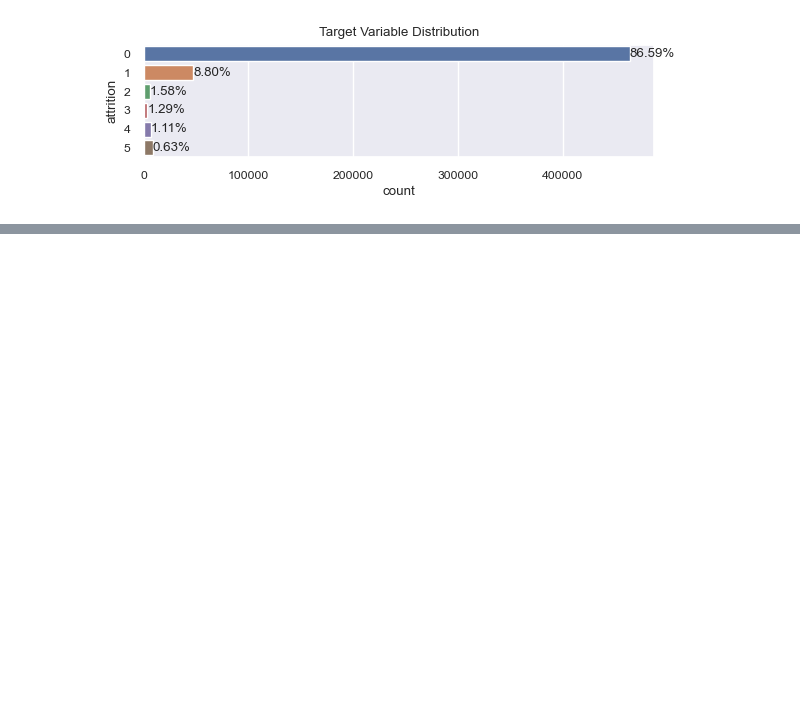
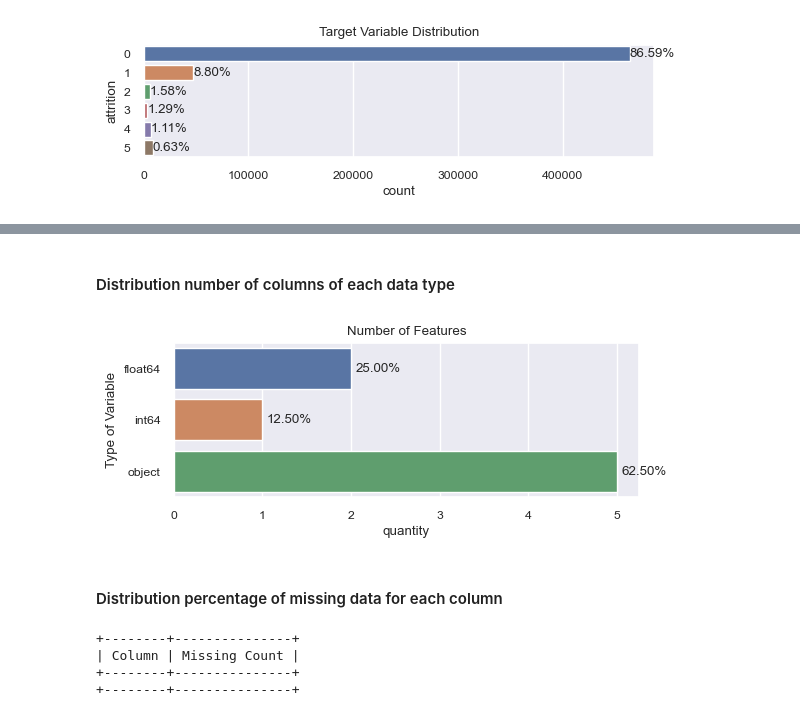
Before and after one commit to tutecode/bbva-data-challenge-2023, a Jupyter notebook: src/eda.ipynb, the cells around one changed output, grey strips where cells are left out. Cells and saved outputs as stored; diff of their text form; code cells hidden in the pictures; blank space fills up the shorter version.

```diff
--- a/src/eda.ipynb
+++ b/src/eda.ipynb
@@ -444,0 +534,16 @@ plot.plot_target_variable_distribution(universe_train, "attrition")
+# %% [markdown]
+#### Distribution number of columns of each data type
+# %%
+plot.plot_data_type_counts(balances)
+# %% [output]
+[figure, added]
+# %% [markdown]
+#### Distribution percentage of missing data for each column
+# %%
+plot.display_missing_values(balances)
+#plot.plot_missing_data(universe_train)
+# %% [output]
++--------+---------------+
+| Column | Missing Count |
++--------+---------------+
++--------+---------------+
```
Also changed, not shown: parts of 15 cells of this notebook, 1 other file.
